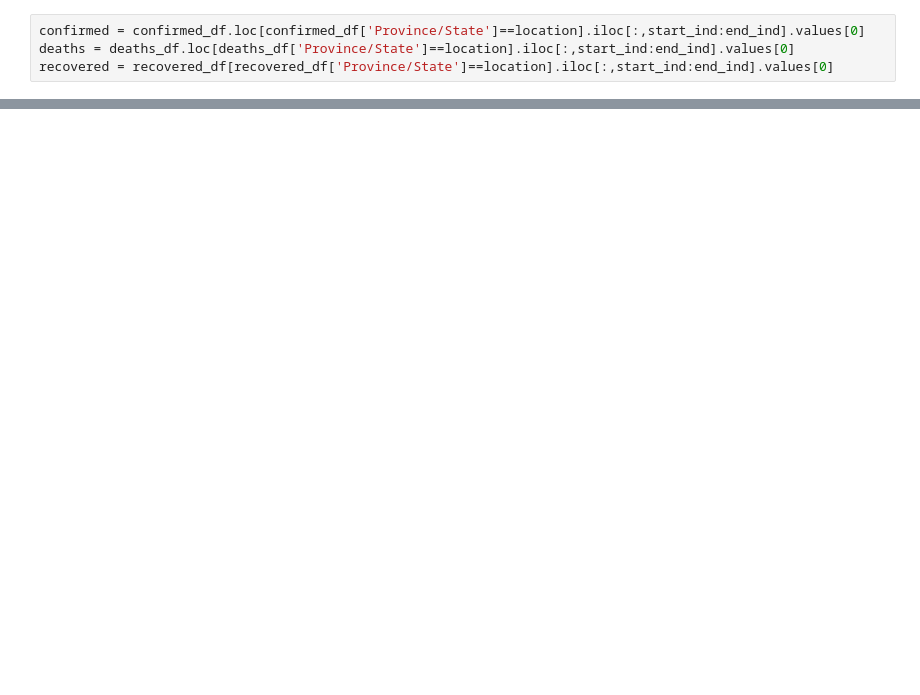
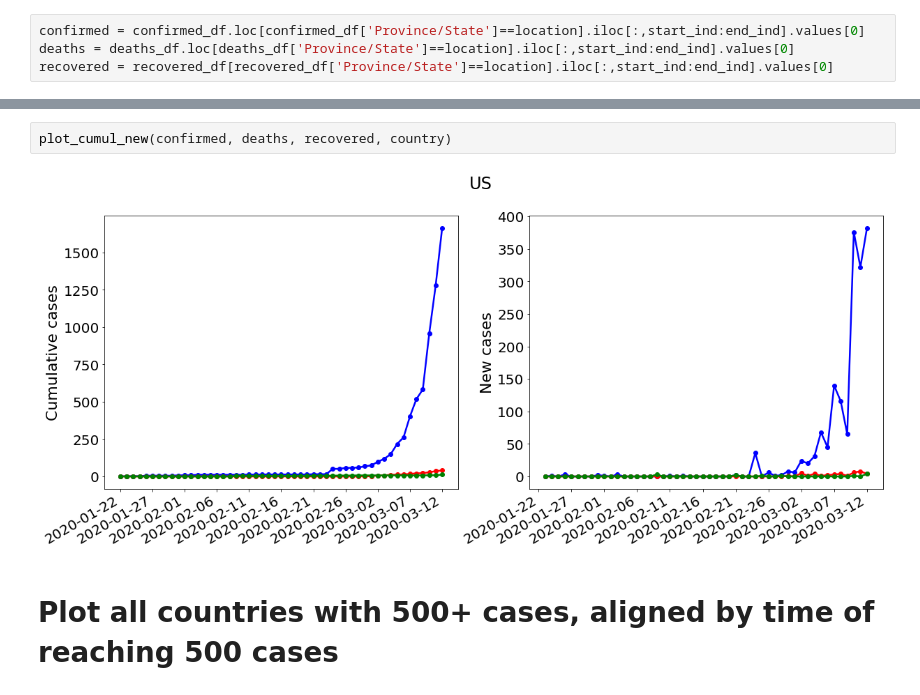
Before and after one commit to yaminibansal/COVID-19-viz, a Jupyter notebook: COVID_19_data.ipynb, the cells around one changed output, grey strips where cells are left out. Cells and saved outputs as stored; diff of their text form; blank space fills up the shorter version.

```diff
--- a/COVID_19_data.ipynb
+++ b/COVID_19_data.ipynb
@@ -105,0 +147,6 @@ plt.show()
+# %%
+plot_cumul_new(confirmed, deaths, recovered, country)
+# %% [output]
+[figure, added]
+# %% [markdown]
+# Plot all countries with 500+ cases, aligned by time of reaching 500 cases
```
Also changed, not shown: parts of 19 cells of this notebook.
